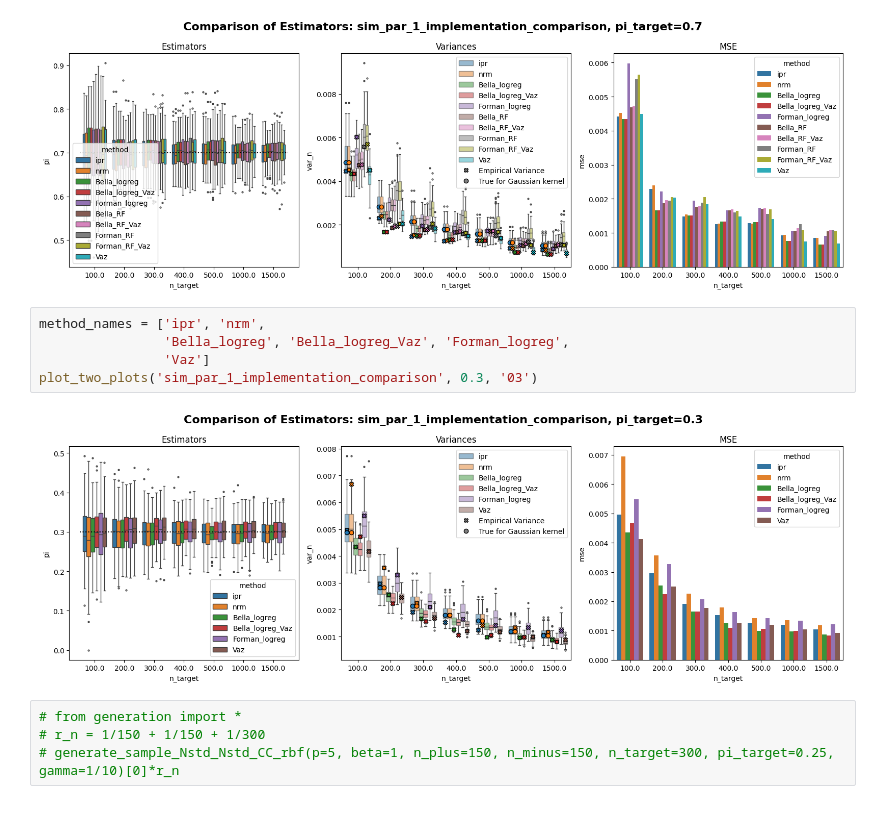
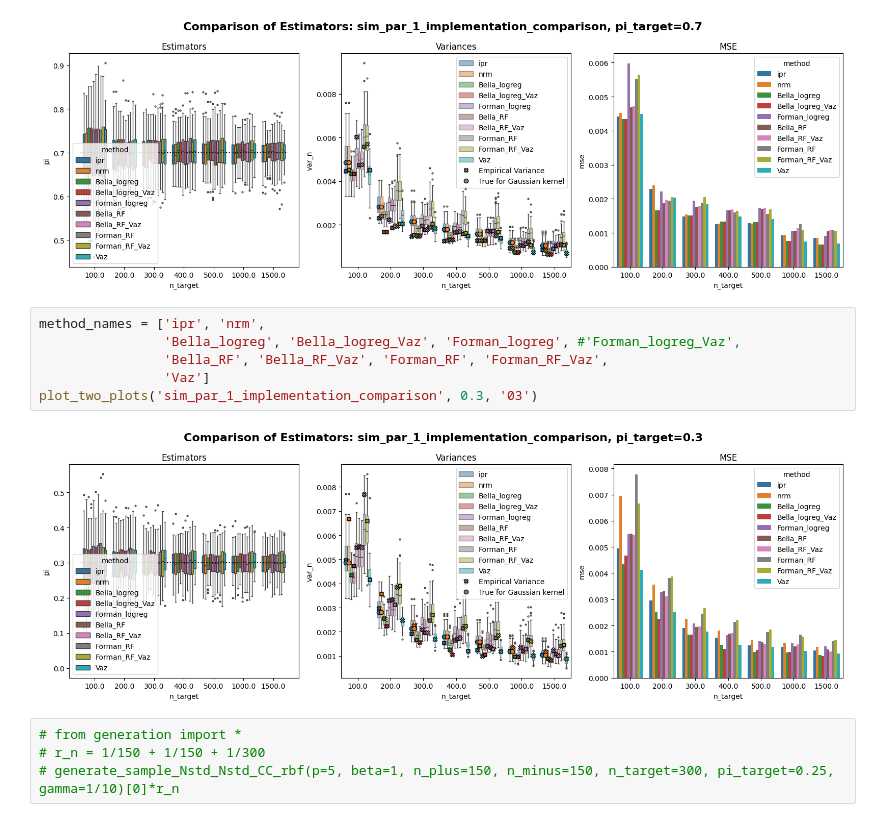
Before and after one commit to lazeckam/RHKS_label_shift, a Jupyter notebook: simulations/plot_figures_v2.ipynb, the cells around one changed output. Drawn from its saved outputs; the diff is of its cells as text.

```diff
--- a/simulations/plot_figures_v2.ipynb
+++ b/simulations/plot_figures_v2.ipynb
@@ -126,11 +126,12 @@ plot_two_plots('sim_par_1_implementation_comparison', 0.7, '07')
 [figure]
 # %%
 method_names = ['ipr', 'nrm',
-                'Bella_logreg', 'Bella_logreg_Vaz', 'Forman_logreg',
+                'Bella_logreg', 'Bella_logreg_Vaz', 'Forman_logreg', #'Forman_logreg_Vaz',
+                'Bella_RF', 'Bella_RF_Vaz', 'Forman_RF', 'Forman_RF_Vaz',
                 'Vaz']
 plot_two_plots('sim_par_1_implementation_comparison', 0.3, '03')
 # %% [output]
-[figure, old version]
+[figure, new version]
 # %%
 # from generation import *
 # r_n = 1/150 + 1/150 + 1/300
```
Also changed, not shown: parts of 14 cells of this notebook, 21 other files.
